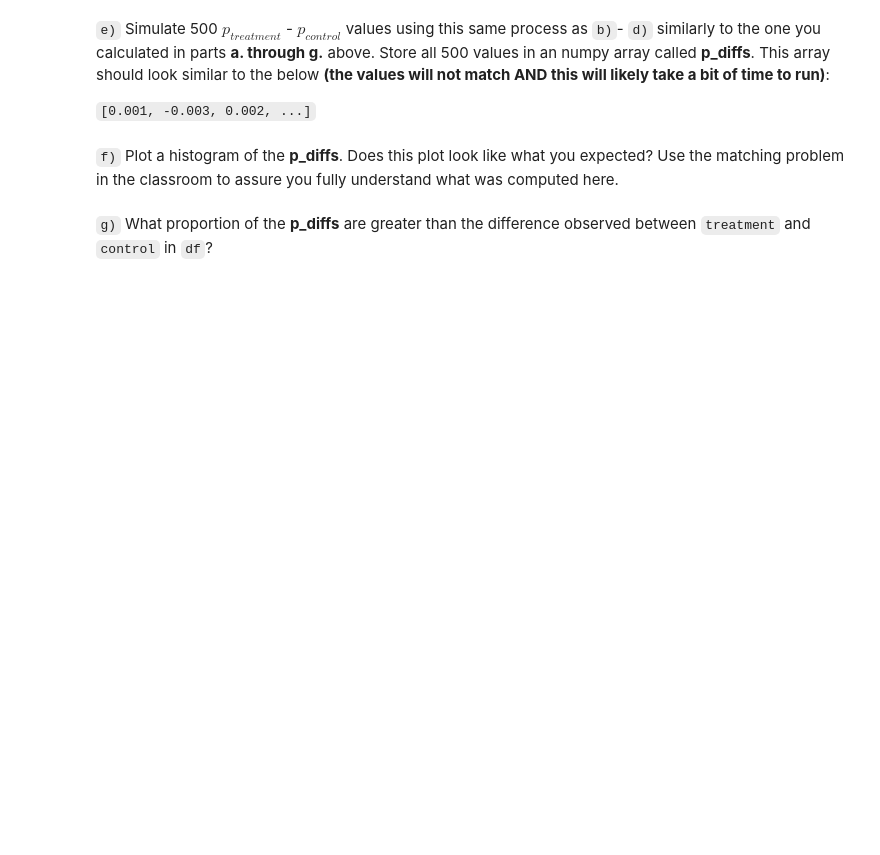
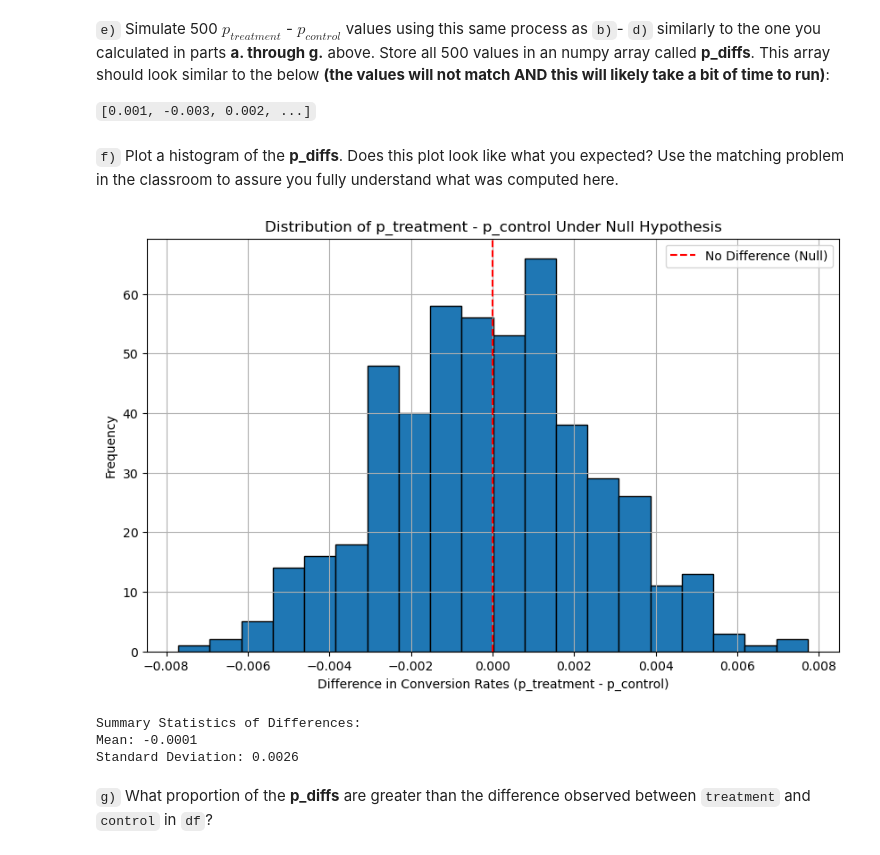
Before and after one commit to Chaklader/analyze_ab_test_results, a Jupyter notebook: ab_test_results.ipynb, the cells around one changed output. Cells and saved outputs as stored; diff of their text form; code cells hidden in the pictures; blank space fills up the shorter version.

```diff
--- a/ab_test_results.ipynb
+++ b/ab_test_results.ipynb
@@ -373,2 +428,23 @@ p_diffs = []
+# %%
+np.random.seed(42)
+
+# Initialize empty array for storing differences
+p_diffs = []
+
+# Run 500 simulations
+for _ in range(500):
+    # Simulate treatment group
+    treatment_converted = np.random.choice([0, 1],
+                                         size=n_treatment,
+                                         p=[1-p_control_treatment_null, p_control_treatment_null])
+
+    # Simulate control group
+    control_converted = np.random.choice([0, 1],
+                                       size=n_control,
+                                       p=[1-p_control_treatment_null, p_control_treatment_null])
+
+    # Calculate and store difference in conversion rates
+    p_diff = np.mean(treatment_converted) - np.mean(control_converted)
+    p_diffs.append(p_diff)
 # %% [markdown]
 `f)` Plot a histogram of the **p_diffs**.  Does this plot look like what you expected?  Use the matching problem in the classroom to assure you fully understand what was computed here.
@@ -378,2 +451,25 @@ p_diffs = []
+# %%
+# Convert p_diffs to pandas Series
+p_diffs = pd.Series(p_diffs)
+
+# Create histogram with more formatting
+plt.figure(figsize=(10, 6))
+p_diffs.hist(bins=20, edgecolor='black')
+plt.title('Distribution of p_treatment - p_control Under Null Hypothesis')
+plt.xlabel('Difference in Conversion Rates (p_treatment - p_control)')
+plt.ylabel('Frequency')
+plt.axvline(x=0, color='red', linestyle='--', label='No Difference (Null)')
+plt.legend()
+plt.show()
+
+# Print summary statistics
+print("\nSummary Statistics of Differences:")
+print(f"Mean: {p_diffs.mean():.4f}")
+print(f"Standard Deviation: {p_diffs.std():.4f}")
+# %% [output]
+[figure, added]
+Summary Statistics of Differences:
+Mean: -0.0001
+Standard Deviation: 0.0026
 # %% [markdown]
 `g)` What proportion of the **p_diffs** are greater than the difference observed between `treatment` and `control` in `df`?
```
Also changed, not shown: parts of 11 cells of this notebook, 1 other file.
